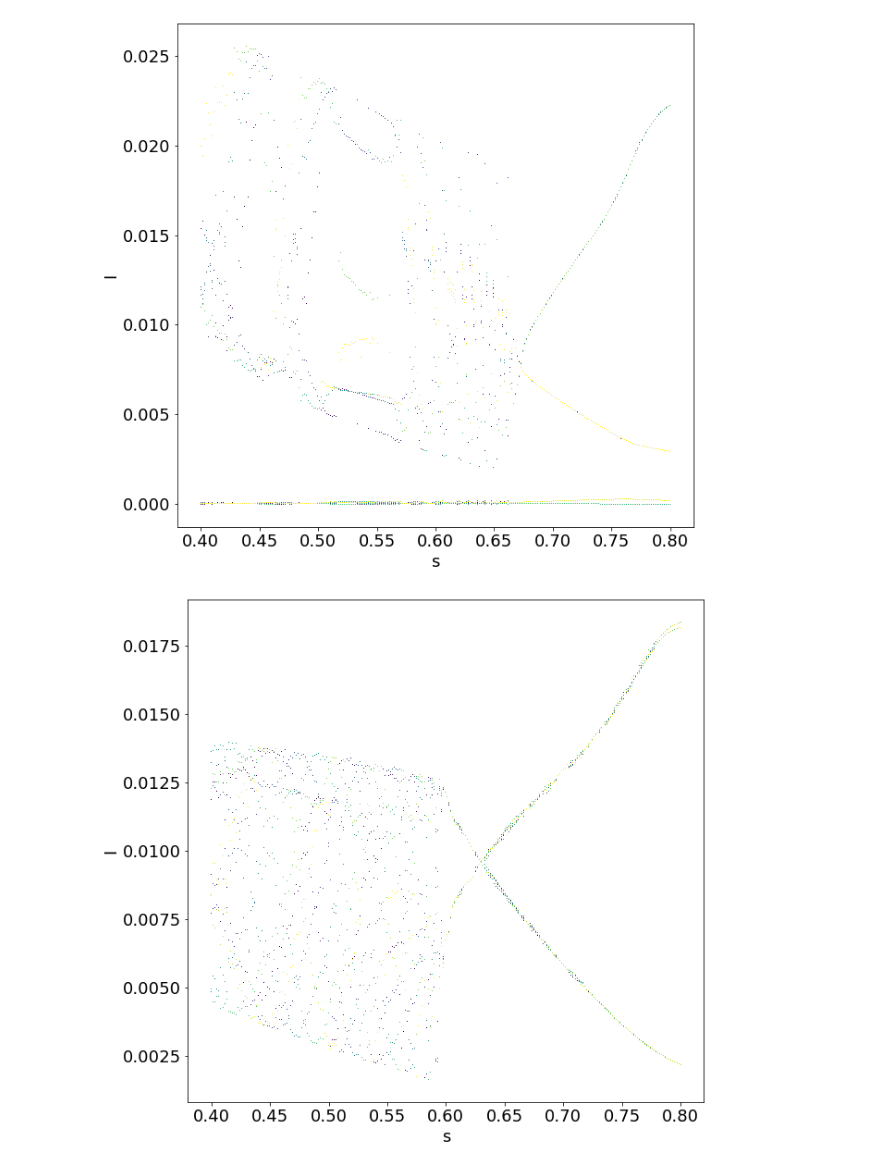
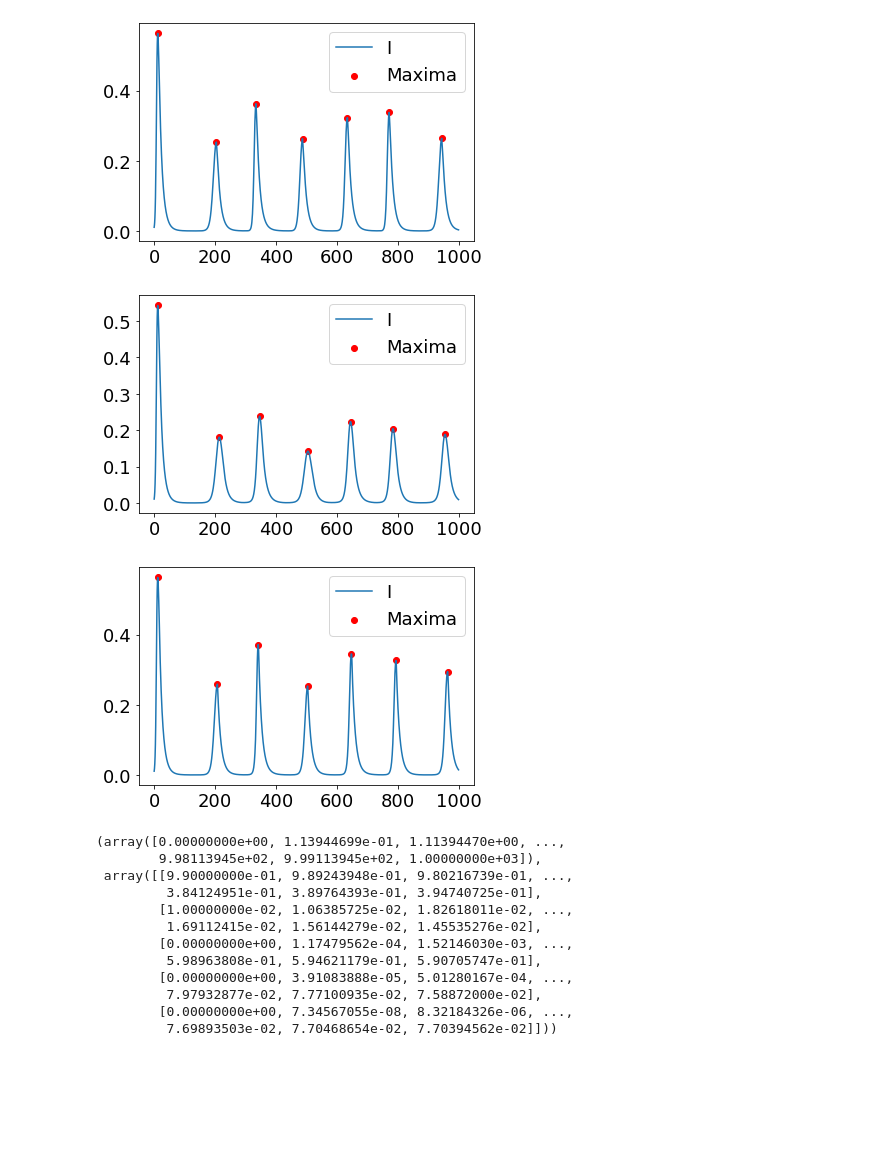
Before and after one commit to simonblaue/Epidemics_SRI_model, a Jupyter notebook: simulation_new_model.ipynb, the cells around one changed output. Cells and saved outputs as stored; diff of their text form; code cells hidden in the pictures; blank space fills up the shorter version.

```diff
--- a/simulation_new_model.ipynb
+++ b/simulation_new_model.ipynb
@@ -19,8 +33,25 @@ ModelLib.plots.PlotSRITime(model.SeasonalyIncrement, y0=[0.99,0.01,0,0,0], t_ran
+# %%
+t_end = 2000
+ModelLib.plots.PlotSRITime(model, model.AdaptivePIncrement, y0=[0.99,0.01,0,0,0,0,0], T_min=0, T_max=1000 )
+ModelLib.plots.PlotSRITime(model, model.SeasonalyIncrement, y0=[0.99,0.01,0,0,0], T_min=0, T_max=1000 )
+ModelLib.plots.PlotSRITime(model, model.DifferentPIncrement, y0=[0.99,0.01,0,0,0], T_min=0, T_max=1000 )
+# %% [output]
+[figure, added]
+[figure, added]
+[figure, added]
+(array([0.00000000e+00, 1.13944699e-01, 1.11394470e+00, ...,
+        9.98113945e+02, 9.99113945e+02, 1.00000000e+03]),
+ array([[9.90000000e-01, 9.89243948e-01, 9.80216739e-01, ...,
+         3.84124951e-01, 3.89764393e-01, 3.94740725e-01],
+        [1.00000000e-02, 1.06385725e-02, 1.82618011e-02, ...,
+         1.69112415e-02, 1.56144279e-02, 1.45535276e-02],
+        [0.00000000e+00, 1.17479562e-04, 1.52146030e-03, ...,
+         5.98963808e-01, 5.94621179e-01, 5.90705747e-01],
+        [0.00000000e+00, 3.91083888e-05, 5.01280167e-04, ...,
+         7.97932877e-02, 7.77100935e-02, 7.58872000e-02],
+        [0.00000000e+00, 7.34567055e-08, 8.32184326e-06, ...,
+         7.69893503e-02, 7.70468654e-02, 7.70394562e-02]]))
 # %%
-ModelLib.plots.PlotBifurcation(model, model.AdaptivePIncrement)
+# ModelLib.plots.PlotBifurcation(model, model.AdaptivePIncrement)
-# %% [output]
-[figure, removed]
 # %%
-ModelLib.plots.PlotBifurcation(model, model.SeasonalyIncrement)
+# ModelLib.plots.PlotBifurcation(model, model.SeasonalyIncrement)
-# %% [output]
-[figure, removed]
```
Also changed, not shown: parts of 2 cells of this notebook, 4 other files.
